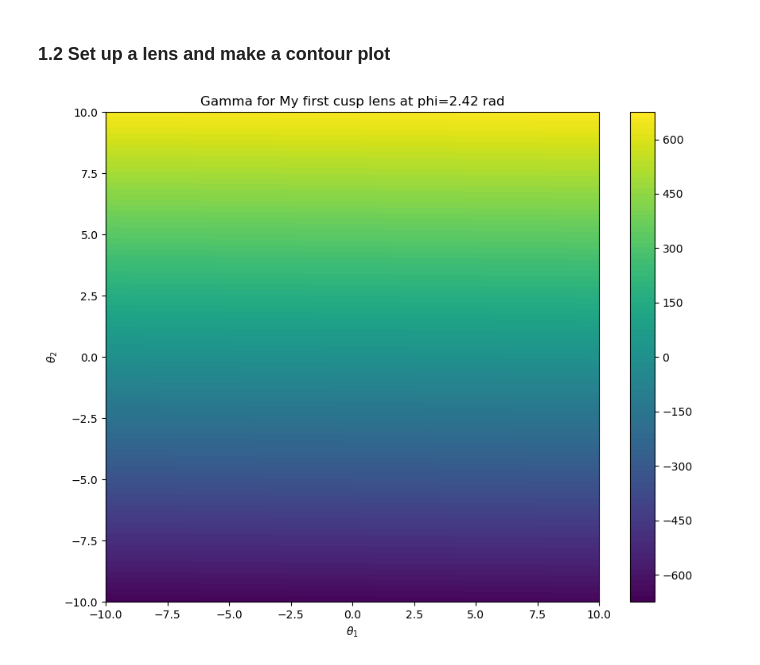
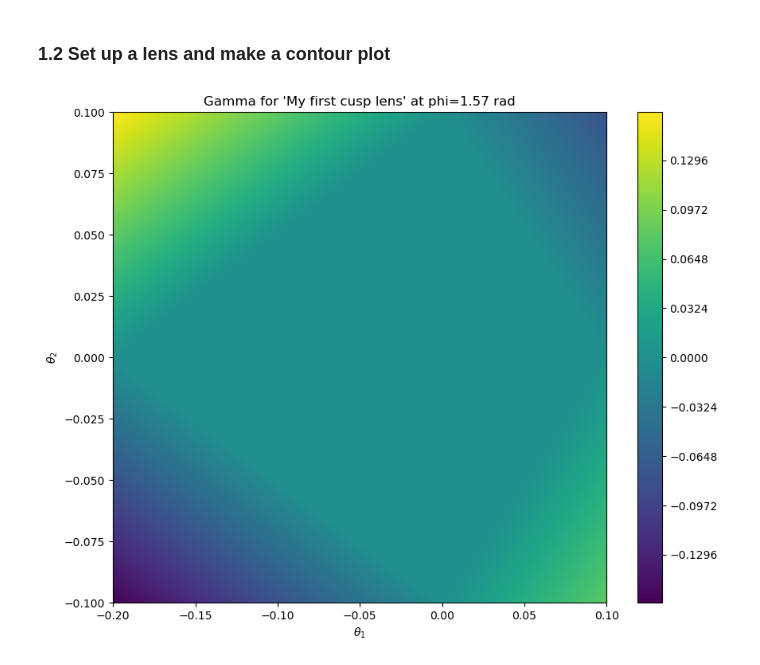
Before and after one commit to chrisharhaw/Optical_Drift_Effects, a Jupyter notebook: notebooks/caustics.ipynb, the cells around one changed output. Cells and saved outputs as stored; diff of their text form; code cells hidden in the pictures.

Commit message:
More  plots

```diff
--- a/notebooks/caustics.ipynb
+++ b/notebooks/caustics.ipynb
@@ -78,24 +78,24 @@ class CuspLens:
 # %% [markdown]
 ### **1.2 Set up a lens and make a contour plot**
 # %%
-cl = CuspLens(a=1., b=0., c=-0.8, name="My first cusp lens")
+cl = CuspLens(a=1., b=-8., c=9.8, name="My first cusp lens")
 
 
 
-V1_range = [-10., 10.]
-V2_range = [-10., 10.]
+V1_range = [-0.2, 0.1]
+V2_range = [-0.1, 0.1]
 
-phi = 0.77 * np.pi
+phi = 0.5 * np.pi
 
 V1, V2 = np.meshgrid(V1_range, V2_range)
 
 gamma = cl.gamma2(phi=phi, theta1=V1, theta2=V2)
 fig, ax = plt.subplots(figsize=(10, 8))
-plt.contourf(V1, V2, gamma, levels=100)
+plt.contourf(V1, V2, gamma, levels=1000)
 plt.colorbar()
 ax.set_xlabel(r"$\theta_1$")
 ax.set_ylabel(r"$\theta_2$")
-ax.set_title(f"Gamma for {cl.name} at phi={phi:.2f} rad")
+ax.set_title(f"Gamma for '{cl.name}' at phi={phi:.2f} rad")
 plt.show()
 # %% [output]
-[figure, old version]
+[figure, new version]
```
Also changed, not shown: parts of 1 cell of this notebook.
